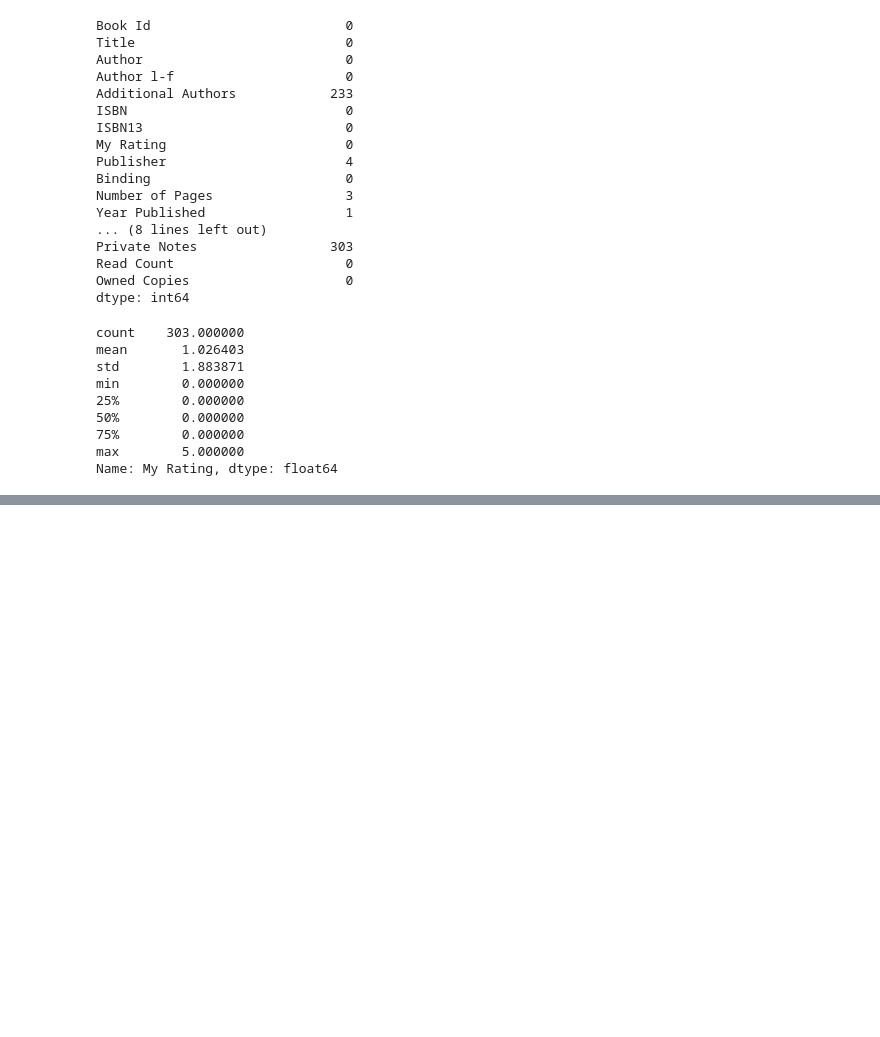
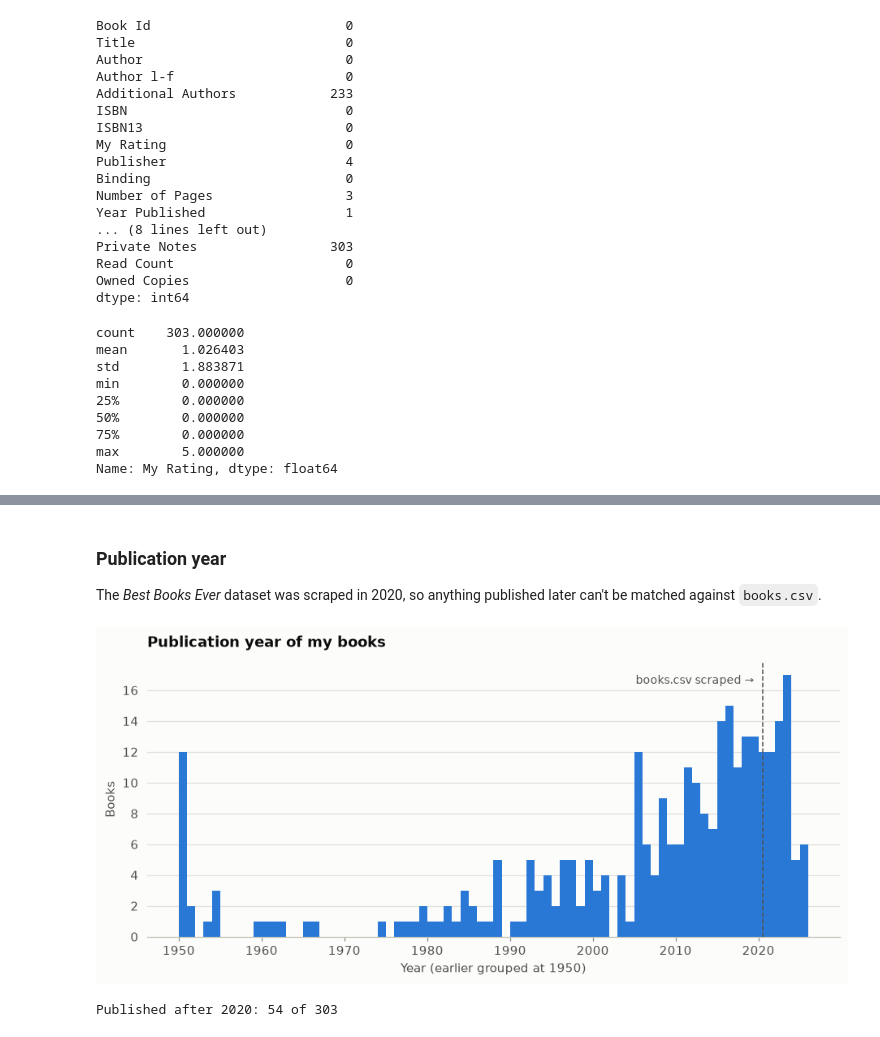
Before and after one commit to mychaelka/book-recommender, a Jupyter notebook: notebooks/my_books.ipynb, the cells around one changed output, grey strips where cells are left out. Drawn from its saved outputs; the diff is of its cells as text; code cells hidden in the pictures; blank space fills up the shorter version.

```diff
--- a/notebooks/my_books.ipynb
+++ b/notebooks/my_books.ipynb
@@ -55,0 +112,17 @@ Name: My Rating, dtype: float64
+# %% [markdown]
+### Publication year
+The *Best Books Ever* dataset was scraped in 2020, so anything published later can't be matched against `books.csv`.
+# %%
+pub_year = my_data["Original Publication Year"].fillna(my_data["Year Published"])
+
+fig, ax = plt.subplots(figsize=(10, 4))
+ax.hist(pub_year.clip(lower=1950), bins=np.arange(1950, pub_year.max() + 2, 1), color=BLUE)
+ax.axvline(2020.5, color=INK_SECONDARY, linestyle="--", linewidth=1)
+ax.text(2019.5, ax.get_ylim()[1] * 0.92, "books.csv scraped →", ha="right", color=INK_SECONDARY, fontsize=9)
+ax.set(title="Publication year of my books", xlabel="Year (earlier grouped at 1950)", ylabel="Books")
+plt.show()
+
+print(f"Published after 2020: {(pub_year > 2020).sum()} of {len(pub_year)}")
+# %% [output]
+[figure, added]
+Published after 2020: 54 of 303
```
Also changed, not shown: parts of 11 cells of this notebook, 1 other file.
